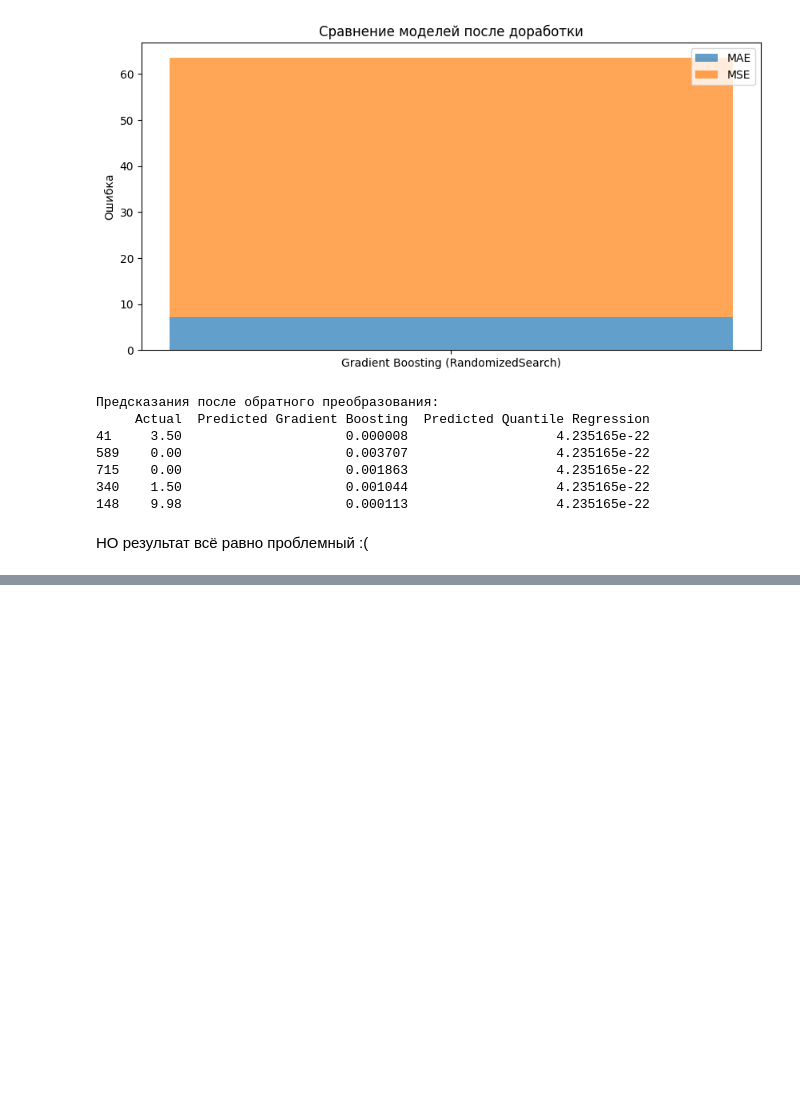
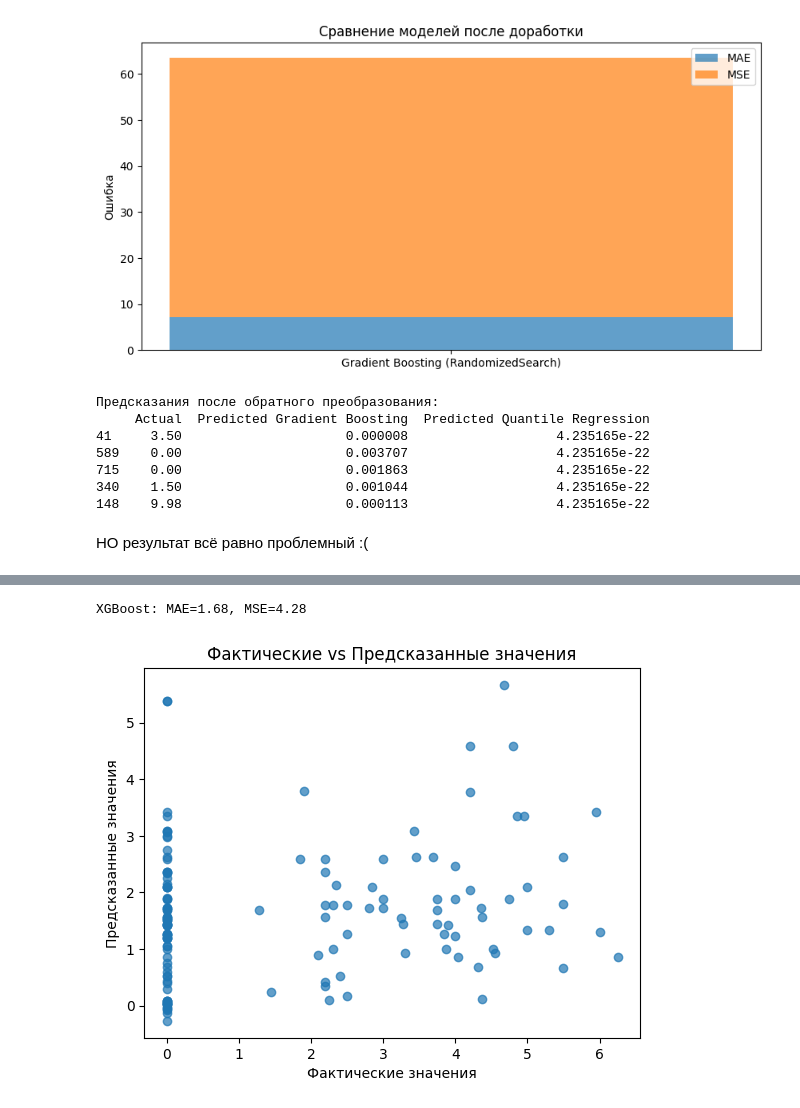
Before and after one commit to nsamoilov/Learning, a Jupyter notebook: Attestation_template2.ipynb, the cells around one changed output, grey strips where cells are left out. Drawn from its saved outputs; the diff is of its cells as text; code cells hidden in the pictures; blank space fills up the shorter version.

```diff
--- a/Attestation_template2.ipynb
+++ b/Attestation_template2.ipynb
@@ -312,0 +439,36 @@ MAE для Quantile Regression: 7.12, MSE: 107.94
+# %%
+# Добавление стратифицированного разбиения для дисбаланса
+from sklearn.model_selection import StratifiedKFold
+
+# Убедимся, что границы уникальны, добавив небольшой запас к максимальному значению
+# Исправление: Убедимся, что количество меток соответствует количеству интервалов
+bins = [-1, 0.1, 5, 10, max(10, y.max()) + 0.1]  # Добавляем небольшой запас к максимальному значению
+labels = [0, 1, 2, 3]  # Количество меток = len(bins) - 1
+y_binned = pd.cut(y, bins=bins, labels=labels, include_lowest=True)  # Категоризация
+
+
+# Преобразование целевой переменной для бинов
+X_train, X_test, y_train, y_test = train_test_split(X, y, test_size=0.4, stratify=y_binned, random_state=42)
+
+# Использование более сложной модели
+from xgboost import XGBRegressor
+
+xgb = XGBRegressor(n_estimators=500, learning_rate=0.05, max_depth=5, subsample=0.8, random_state=42)
+xgb.fit(X_train_poly, y_train)
+
+# Оценка модели
+y_pred = xgb.predict(X_val_poly)
+mae = mean_absolute_error(y_val, y_pred)
+mse = mean_squared_error(y_val, y_pred)
+print(f"XGBoost: MAE={mae:.2f}, MSE={mse:.2f}")
+
+# Визуализация и сравнение
+predictions_df = pd.DataFrame({"Actual": y_val, "Predicted": y_pred})
+plt.scatter(predictions_df['Actual'], predictions_df['Predicted'], alpha=0.7)
+plt.title("Фактические vs Предсказанные значения")
+plt.xlabel("Фактические значения")
+plt.ylabel("Предсказанные значения")
+plt.show()
+# %% [output]
+XGBoost: MAE=1.68, MSE=4.28
+[figure, added]
```
Also changed, not shown: parts of 3 cells of this notebook, 1 other file.
